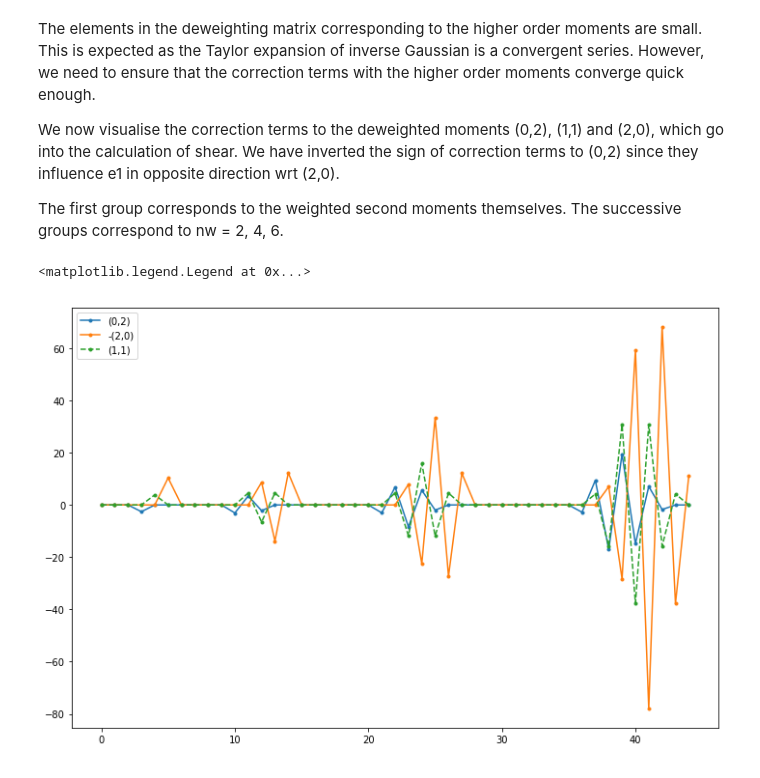
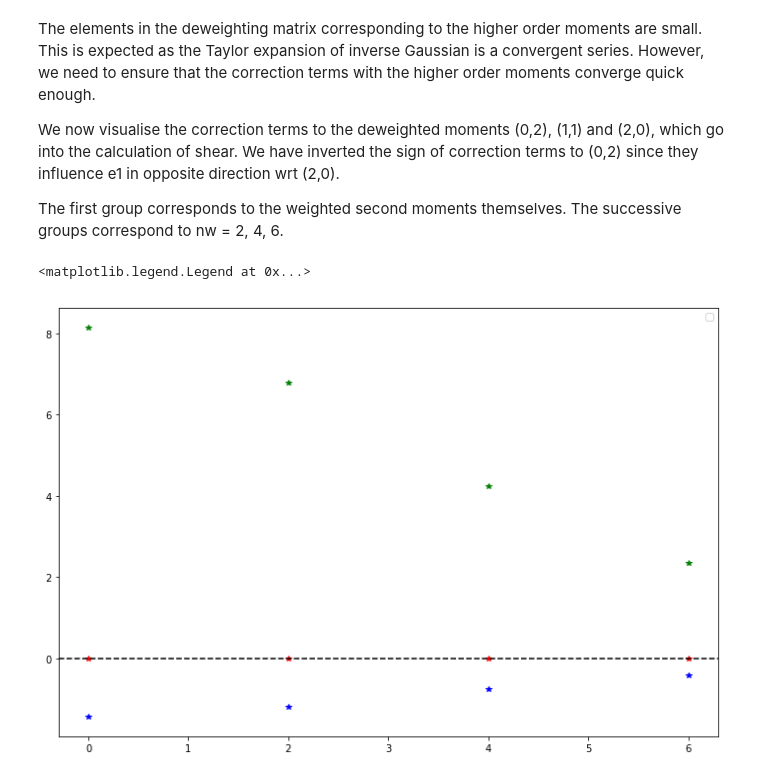
Before and after one commit to arunkannawadi/deimos, a Jupyter notebook: explore_deimos.ipynb, the cells around one changed output. Cells and saved outputs as stored; diff of their text form; code cells hidden in the pictures.

```diff
--- a/explore_deimos.ipynb
+++ b/explore_deimos.ipynb
@@ -128,0 +162,16 @@ Text(0,0.5,'$n=4$')
+# %%
+## Verify we get the adaptive moments correctly
+hsm1 = img1.FindAdaptiveMom()
+weight1 = get_weight_image(gal1_grid, hsm1.moments_sigma*scale, hsm1.observed_shape.g1, hsm1.observed_shape.g2)
+weighted_moments1 = np.zeros(6)
+for k in xrange(6):
+    i, j = singlet_to_doublet(k)
+    weighted_moments1[k] = measure_moments(i,j,img1,gal1_grid,weight=weight1)
+
+weighted_ellipiticity = moments_to_ellipticity(weighted_moments1,etype='chi')
+print hsm1.observed_shape.e1, weighted_ellipiticity[0]
+print hsm1.observed_shape.e2, weighted_ellipiticity[1]
+print hsm1.moments_sigma*scale/np.sqrt(2), moments_to_size(weighted_moments1,size_type='det')
+
+adaptive_moments1 = shapedata_to_moments(hsm1)
+print adaptive_moments1, (weighted_moments1[3:6]/weighted_moments1[0])/scale**2
@@ -206,16 +266,27 @@ The elements in the deweighting matrix corresponding to the higher order moments
 We now visualise the correction terms to the deweighted moments (0,2), (1,1) and (2,0), which go into the calculation of shear. We have inverted the sign of correction terms to (0,2) since they influence e1 in opposite direction wrt (2,0).
 
 The first group corresponds to the weighted second moments themselves. The successive groups correspond to nw = 2, 4, 6.
-# %%
-fig, ax = plt.subplots()
-fig.set_size_inches(12,8)
-ax.plot(-(DW[3,:]*weighted_moments),'.-',label='(0,2)')
-ax.plot(DW[5,:]*weighted_moments,'.-',label='-(2,0)')
-ax.plot(DW[4,:]*weighted_moments,'.--',label='(1,1)')
-ax.legend(loc='best')
-# %% [output]
-<matplotlib.legend.Legend at 0x...>
-[figure, removed]
+# %%
+fig, ax = plt.subplots()
+fig.set_size_inches(12,8)
+#ax.plot(-(DW[3,:]*weighted_moments),'.-',label='(0,2)')
+#ax.plot(DW[5,:]*weighted_moments,'.-',label='-(2,0)')
+#ax.plot(DW[4,:]*weighted_moments,'.--',label='(1,1)')
+for nw in [0,2,4,6]:
+    kmin = (nw+2)*(nw+3)/2
+    kmax = (nw+3)*(nw+4)/2
+    ax.plot(nw, -np.dot(DW[3,kmin:kmax],weighted_moments[kmin:kmax]),'b*')
+    ax.plot(nw, np.dot(DW[5,kmin:kmax],weighted_moments[kmin:kmax]),'g*')
+    ax.plot(nw, np.dot(DW[4,kmin:kmax],weighted_moments[kmin:kmax]),'r*')
+#ax.plot(weighted_moments_e1/hsm.moments_sigma**order,'*-',label='wmom e1')
+#ax.plot(weighted_moments_e2/hsm.moments_sigma**order,'d-',label='wmom e2')
+#ax.set_yscale('log')
+#ax.set_ylim(1e-3,1e3)
+ax.axhline(0.0,color='k',ls='--')
+ax.legend(loc='best')
+# %% [output]
+<matplotlib.legend.Legend at 0x...>
+[figure, added]
 # %%
 print moments_to_ellipticity(weighted_moments), hsm.observed_shape
 print moments_to_ellipticity(deweighted_moments, etype='chi')
```
Also changed, not shown: parts of 33 cells of this notebook.
